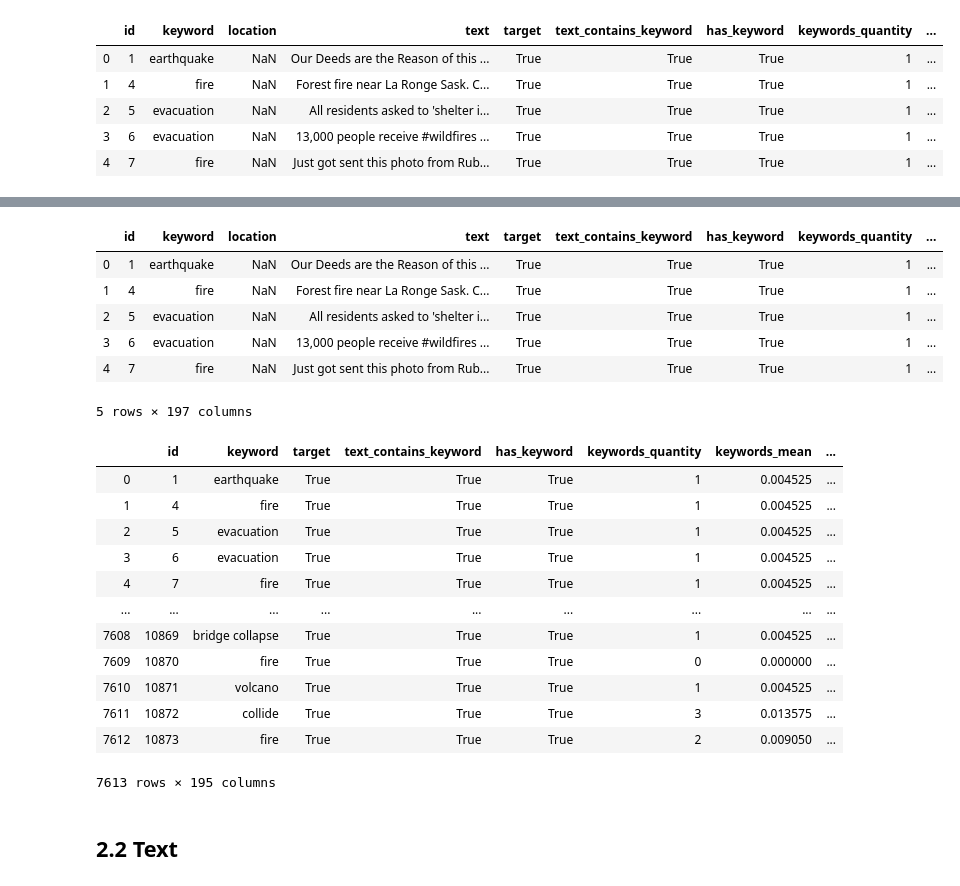
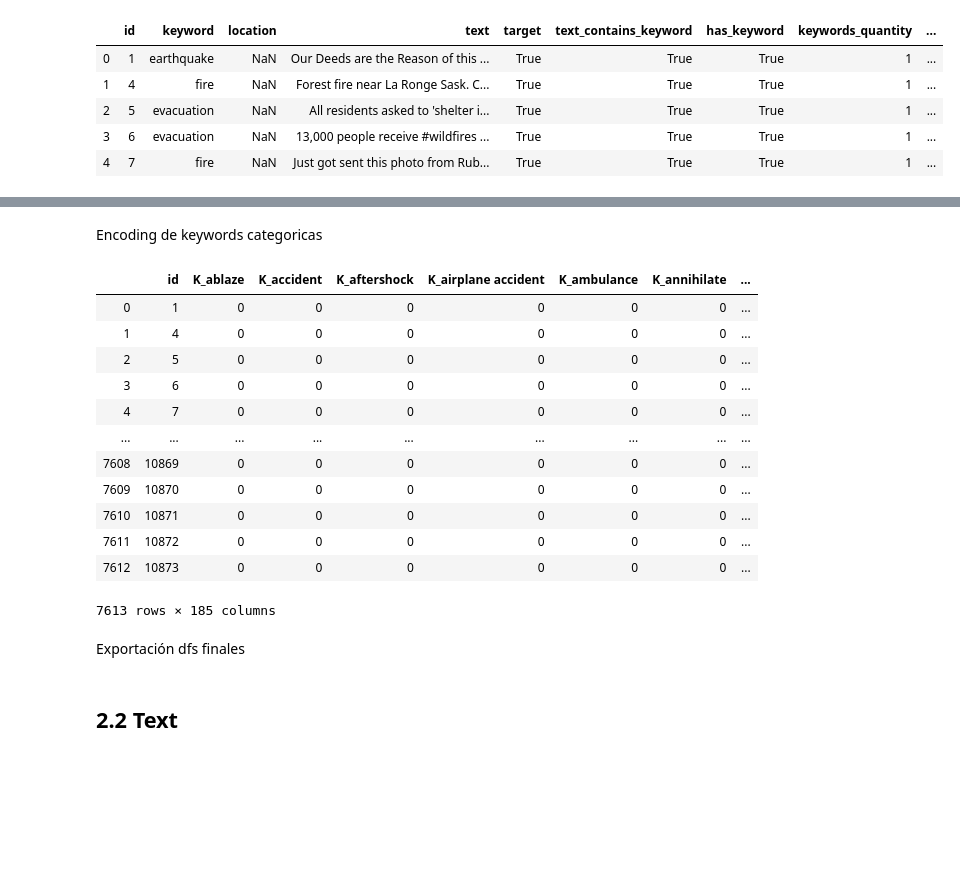
Before and after one commit to anichucai/7506-Datos-datos-tp2, a Jupyter notebook: Features.ipynb, the cells around one changed output, grey strips where cells are left out. Saved outputs shown, nothing was run; the diff lists cells and outputs as text; code cells hidden in the pictures; blank space fills up the shorter version.

Commit message:
separo features de keywords en dos dataframes y exporto a csv

```diff
--- a/Features.ipynb
+++ b/Features.ipynb
@@ -586,3 +584,6 @@ df_keywords = clean_keyword_field(train)
+# %%
+df_keywords = train.copy()
+df_keywords = clean_keyword_field(df_keywords)
 # %%
 df_keywords_lemmatized = df_keywords.copy()
 df_keywords_lemmatized.keyword = df_keywords.keyword.apply(lambda x: lemmatize_text_v2(x))
@@ -774,31 +791,27 @@ df_keywords['keyword_lemmatized'] = df_keywords_lemmatized['keyword']
+# %%
+keywords_categorical_features = df_keywords.loc[:,['id', 'keywords_in_text']]
+# %% [markdown]
+Encoding de keywords categoricas
 # %%
 mlb = MultiLabelBinarizer()
 
-df_keywords = df_keywords.join(pd.DataFrame(mlb.fit_transform(df_keywords.pop('keywords_in_text')),
+keywords_categorical_features = keywords_categorical_features.join(pd.DataFrame(mlb.fit_transform(keywords_categorical_features.pop('keywords_in_text')),
                           columns=mlb.classes_,
-                          index=df_keywords.index).add_prefix('K_'))
-df_keywords.head()
+                          index=keywords_categorical_features.index).add_prefix('K_'))
+keywords_categorical_features
 # %% [output]
-|  | id | keyword | location | text | target | text_contains_keyword | has_keyword | keywords_quantity | ... |
-| 0 | 1 | earthquake | NaN | Our Deeds are the Reason of this ... | True | True | True | 1 | ... |
-| 1 | 4 | fire | NaN | Forest fire near La Ronge Sask. C... | True | True | True | 1 | ... |
-| 2 | 5 | evacuation | NaN | All residents asked to 'shelter i... | True | True | True | 1 | ... |
-| 3 | 6 | evacuation | NaN | 13,000 people receive #wildfires ... | True | True | True | 1 | ... |
-| 4 | 7 | fire | NaN | Just got sent this photo from Rub... | True | True | True | 1 | ... |
+|  | id | K_ablaze | K_accident | K_aftershock | K_airplane accident | K_ambulance | K_annihilate | ... |
+| 0 | 1 | 0 | 0 | 0 | 0 | 0 | 0 | ... |
+| 1 | 4 | 0 | 0 | 0 | 0 | 0 | 0 | ... |
+| 2 | 5 | 0 | 0 | 0 | 0 | 0 | 0 | ... |
+| 3 | 6 | 0 | 0 | 0 | 0 | 0 | 0 | ... |
+| 4 | 7 | 0 | 0 | 0 | 0 | 0 | 0 | ... |
+| ... | ... | ... | ... | ... | ... | ... | ... | ... |
+| 7608 | 10869 | 0 | 0 | 0 | 0 | 0 | 0 | ... |
+| 7609 | 10870 | 0 | 0 | 0 | 0 | 0 | 0 | ... |
+| 7610 | 10871 | 0 | 0 | 0 | 0 | 0 | 0 | ... |
+| 7611 | 10872 | 0 | 0 | 0 | 0 | 0 | 0 | ... |
+| 7612 | 10873 | 0 | 0 | 0 | 0 | 0 | 0 | ... |
-5 rows × 197 columns
+7613 rows × 185 columns
-# %%
-df_keywords.drop(columns=['location', 'text'])
-# %% [output]
-|  | id | keyword | target | text_contains_keyword | has_keyword | keywords_quantity | keywords_mean | ... |
-| 0 | 1 | earthquake | True | True | True | 1 | 0.004525 | ... |
-| 1 | 4 | fire | True | True | True | 1 | 0.004525 | ... |
-| 2 | 5 | evacuation | True | True | True | 1 | 0.004525 | ... |
-| 3 | 6 | evacuation | True | True | True | 1 | 0.004525 | ... |
-| 4 | 7 | fire | True | True | True | 1 | 0.004525 | ... |
-| ... | ... | ... | ... | ... | ... | ... | ... | ... |
-| 7608 | 10869 | bridge collapse | True | True | True | 1 | 0.004525 | ... |
-| 7609 | 10870 | fire | True | True | True | 0 | 0.000000 | ... |
-| 7610 | 10871 | volcano | True | True | True | 1 | 0.004525 | ... |
-| 7611 | 10872 | collide | True | True | True | 3 | 0.013575 | ... |
-| 7612 | 10873 | fire | True | True | True | 2 | 0.009050 | ... |
-7613 rows × 195 columns
+# %% [markdown]
+Exportación dfs finales
```
Also changed, not shown: parts of 5 cells of this notebook, 2 other files.
